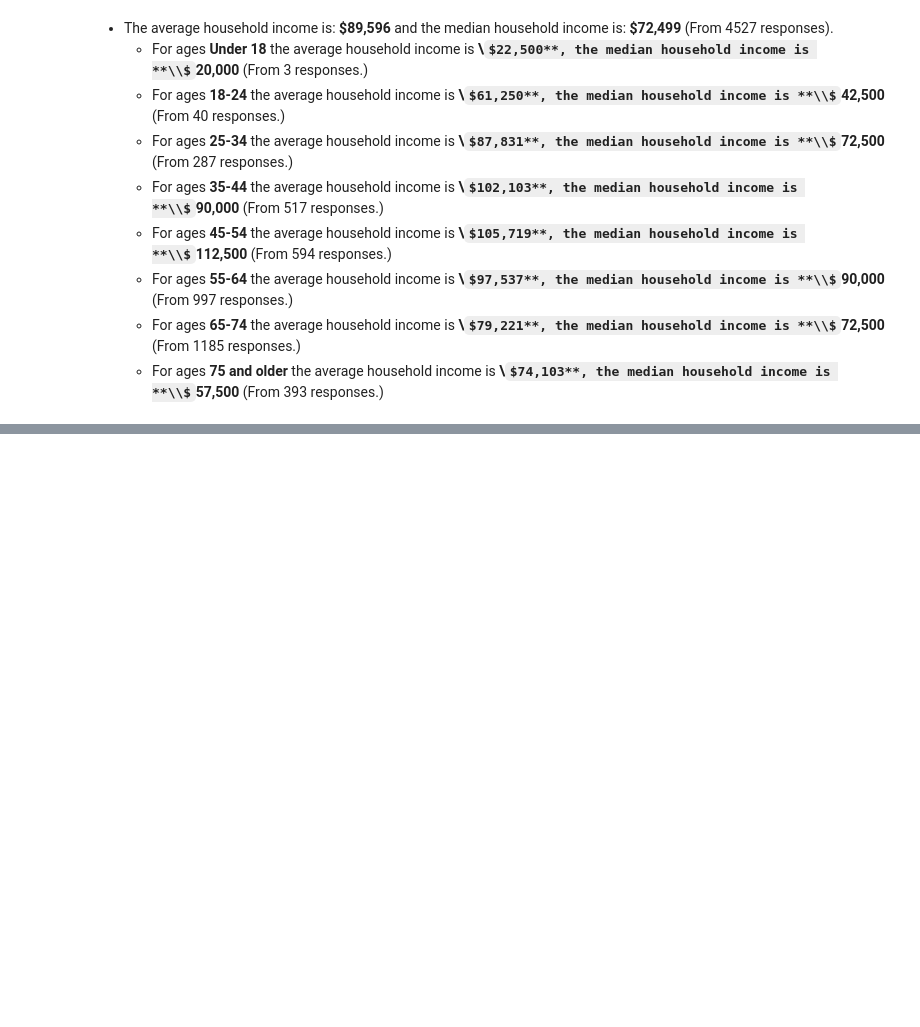
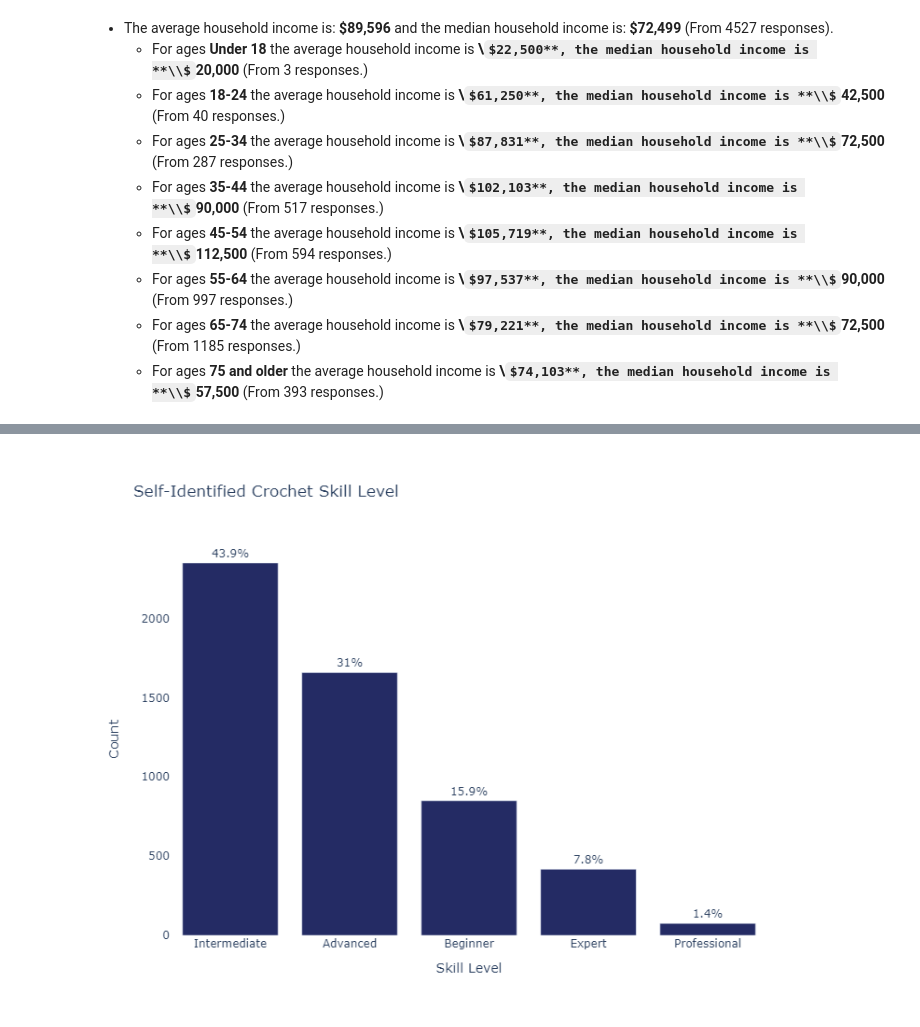
Before and after one commit to MDeanLindsay/Survey-Processing, a Jupyter notebook: Yarn_Survey.ipynb, the cells around one changed output, grey strips where cells are left out. Cells and saved outputs as stored; diff of their text form; code cells hidden in the pictures; some formulas as TeX source; blank space fills up the shorter version.

```diff
--- a/Yarn_Survey.ipynb
+++ b/Yarn_Survey.ipynb
@@ -1682,0 +1096,100 @@ display(summary)
+# %%
+# Combining all the columns into one dataframe
+filtered_rows = all_responses[all_responses.iloc[:, 4] == 'Yes']
+column_data = filtered_rows[[all_responses.columns[5], all_responses.columns[6], all_responses.columns[76]]]
+
+# Now apply value_counts() on the series, not the DataFrame
+value_counts = column_data.iloc[:, 0].value_counts().reset_index()
+value_counts.columns = ['Category', 'Count']
+
+# Apply value_counts(normalize=True) for percentages
+percentages = column_data.iloc[:, 0].value_counts(normalize=True).mul(100).round(1).reset_index()
+percentages.columns = ['Category', 'Percentage']
+
+# Ensure merging operates on Series results with matching dimensions
+summary_df = pd.merge(value_counts, percentages, on='Category')
+
+# Create a bar graph with percentages above bars
+fig = px.bar(summary_df, x='Category', y='Count', title='Self-Identified Crochet Skill Level',
+             text='Percentage', color_discrete_sequence=['#242B64'])
+
+# Customization for displaying percentages
+fig.update_traces(texttemplate='%{text}%', textposition='outside')
+
+# Customization for layout
+fig.update_layout(
+    xaxis_title='Skill Level',
+    yaxis_title='Count',
+    plot_bgcolor='white',
+    paper_bgcolor='white',
+    uniformtext_minsize=8,  # Adjust text size if needed
+    uniformtext_mode='hide',
+    height=600,  # Increase height to provide more space
+    width=800,
+    margin=dict(t=100)  # Add more top margin for padding
+)
+
+# Show the figure
+fig.write_image("./IMG/crochet_skill.png")
+display(Image(filename="./IMG/crochet_skill.png"))
+
+
+# What is your current skill level in crocheting?
+sample_size = column_data.shape[0]
+percentages = column_data[column_data.columns[0]].value_counts(normalize=True) * 100
+
+markdown_summary = f"- Of the respondants who crochet, they rate their skill level as the following: (From {sample_size} responses.)\n"
+
+for answer, percentage in percentages.items():
+    markdown_summary += f"    - **{percentage:.2f}%** of respondents answered '{answer}'.\n"
+
+display(Markdown(markdown_summary))
+
+# How often do you crochet?
+
+# Now apply value_counts() on the series, not the DataFrame
+value_counts = column_data.iloc[:, 1].value_counts().reset_index()
+value_counts.columns = ['Category', 'Count']
+
+# Apply value_counts(normalize=True) for percentages
+percentages = column_data.iloc[:, 1].value_counts(normalize=True).mul(100).round(1).reset_index()
+percentages.columns = ['Category', 'Percentage']
+
+# Ensure merging operates on Series results with matching dimensions
+summary_df = pd.merge(value_counts, percentages, on='Category')
+
+# Create a bar graph with percentages above bars
+fig = px.bar(summary_df, x='Category', y='Count', title='Crochet Frequency',
+             text='Percentage', color_discrete_sequence=['#242B64'])
+
+# Customization for displaying percentages
+fig.update_traces(texttemplate='%{text}%', textposition='outside')
+
+# Customization for layout
+fig.update_layout(
+    xaxis_title='Frequency',
+    yaxis_title='Count',
+    plot_bgcolor='white',
+    paper_bgcolor='white',
+    uniformtext_minsize=8,  # Adjust text size if needed
+    uniformtext_mode='hide',
+    height=600,  # Increase height to provide more space
+    width=800,
+    margin=dict(t=100)  # Add more top margin for padding
+)
+
+# Show the figure
+fig.write_image("./IMG/crochet_frequency.png")
+display(Image(filename="./IMG/crochet_frequency.png"))
+
+sample_size = column_data.shape[0]
+percentages = column_data[column_data.columns[1]].value_counts(normalize=True) * 100
+
+markdown_summary = f"- Of the respondants who crochet, the frequency they do so is: (From {sample_size} responses.)\n"
+
+for answer, percentage in percentages.items():
+    markdown_summary += f"    - **{percentage:.2f}%** of respondents answered '{answer}'.\n"
+
+display(Markdown(markdown_summary))
+# %% [output]
+[figure, added]
```
Also changed, not shown: parts of 156 cells of this notebook, 13 other files.
